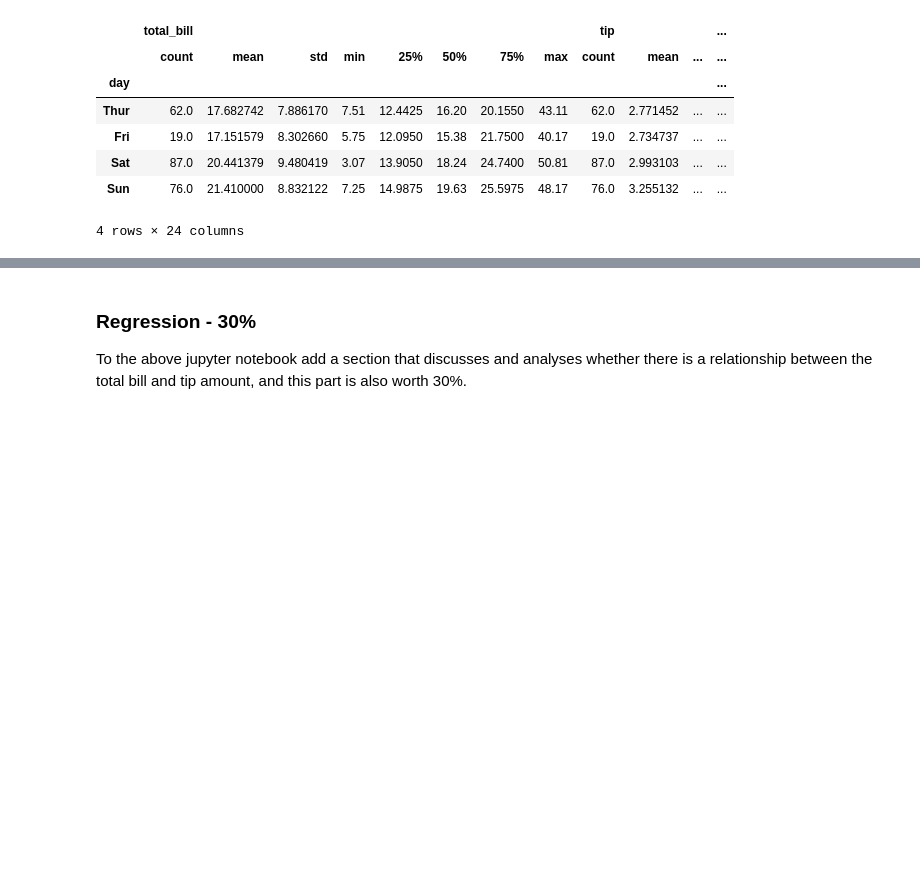
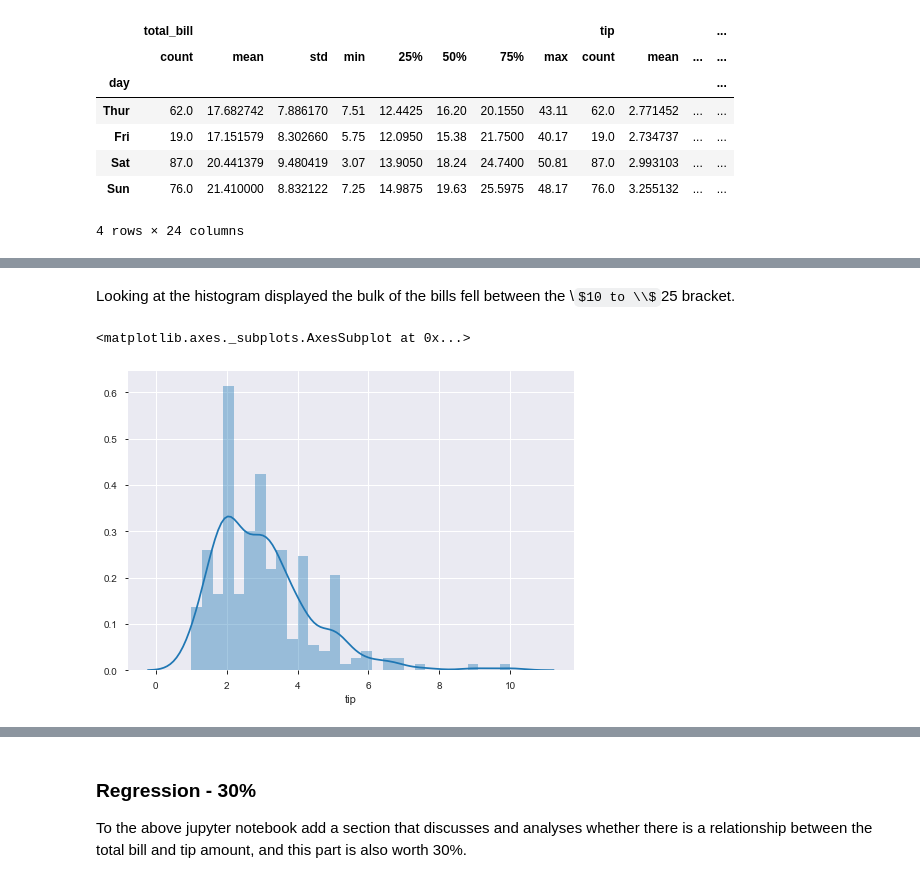
Before and after one commit to YBrady/FDA-Project, a Jupyter notebook: FDA Tips Project.ipynb, the cells around one changed output, grey strips where cells are left out. Saved outputs shown, nothing was run; the diff lists cells and outputs as text; code cells hidden in the pictures; some formulas as TeX source; blank space fills up the shorter version.

```diff
--- a/FDA Tips Project.ipynb
+++ b/FDA Tips Project.ipynb
@@ -230,0 +282,7 @@ tips.groupby("day").describe()
+# %% [markdown]
+Looking at the histogram displayed the bulk of the bills fell between the \\$10 to \\$25 bracket.
+# %%
+sns.distplot(tips['tip'],kde=True,bins=30)
+# %% [output]
+<matplotlib.axes._subplots.AxesSubplot at 0x...>
+[figure, added]
```
Also changed, not shown: parts of 19 cells of this notebook.
